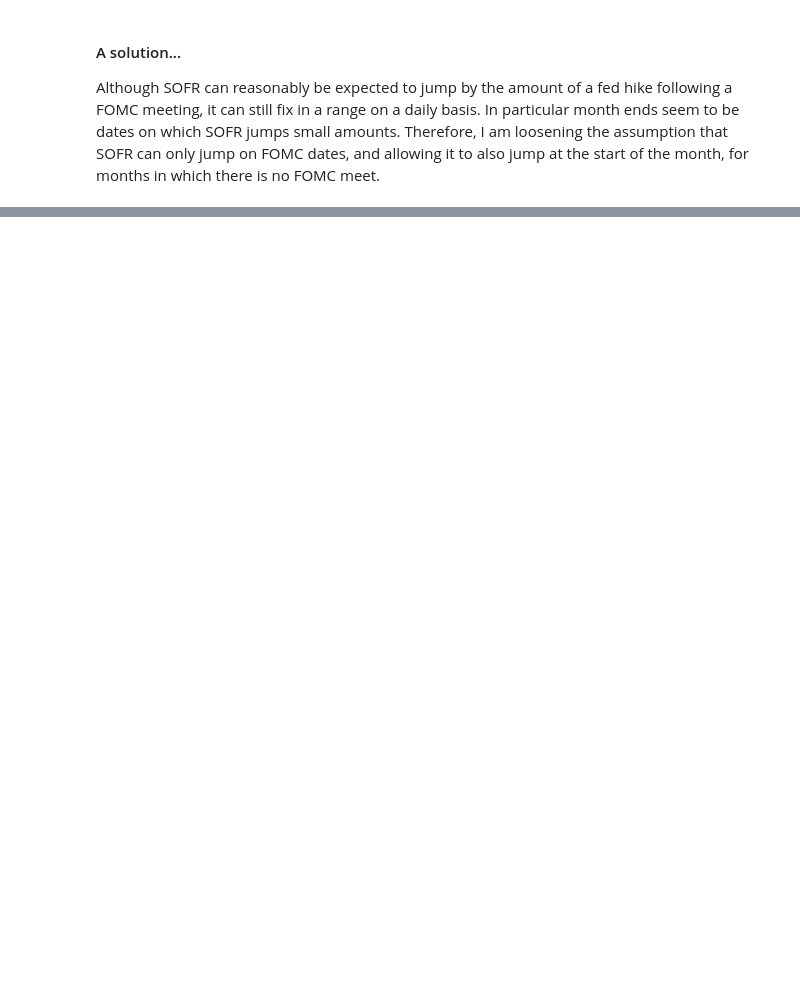
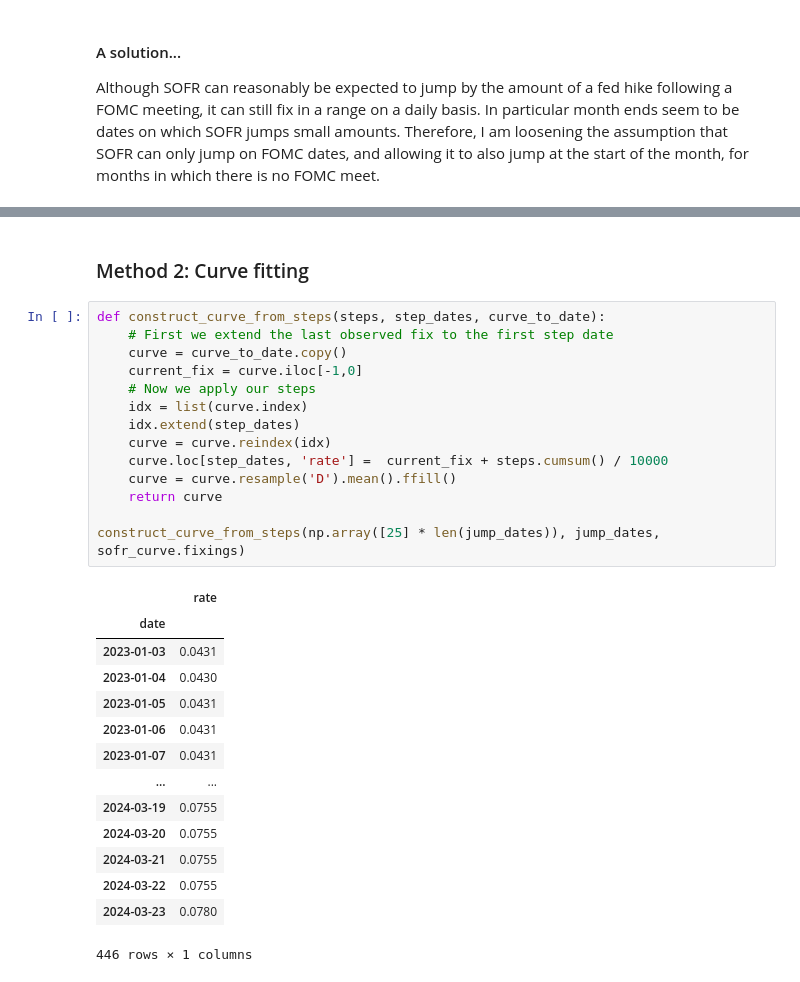
Before and after one commit to George-Holbrow-Wilshaw/MarketsCode, a Jupyter notebook: curves.ipynb, the cells around one changed output, grey strips where cells are left out. Drawn from its saved outputs; the diff is of its cells as text; blank space fills up the shorter version.

```diff
--- a/curves.ipynb
+++ b/curves.ipynb
@@ -433,0 +466,31 @@ sofr.curve
+# %% [markdown]
+### Method 2: Curve fitting
+# %%
+def construct_curve_from_steps(steps, step_dates, curve_to_date):
+    # First we extend the last observed fix to the first step date
+    curve = curve_to_date.copy()
+    current_fix = curve.iloc[-1,0]
+    # Now we apply our steps
+    idx = list(curve.index)
+    idx.extend(step_dates)
+    curve = curve.reindex(idx)
+    curve.loc[step_dates, 'rate'] =  current_fix + steps.cumsum() / 10000
+    curve = curve.resample('D').mean().ffill()
+    return curve
+
+construct_curve_from_steps(np.array([25] * len(jump_dates)), jump_dates, sofr_curve.fixings)
+# %% [output]
+|  | rate |
+| date |  |
+| 2023-01-03 | 0.0431 |
+| 2023-01-04 | 0.0430 |
+| 2023-01-05 | 0.0431 |
+| 2023-01-06 | 0.0431 |
+| 2023-01-07 | 0.0431 |
+| ... | ... |
+| 2024-03-19 | 0.0755 |
+| 2024-03-20 | 0.0755 |
+| 2024-03-21 | 0.0755 |
+| 2024-03-22 | 0.0755 |
+| 2024-03-23 | 0.0780 |
+446 rows × 1 columns
```
Also changed, not shown: parts of 23 cells of this notebook, 2 other files.
